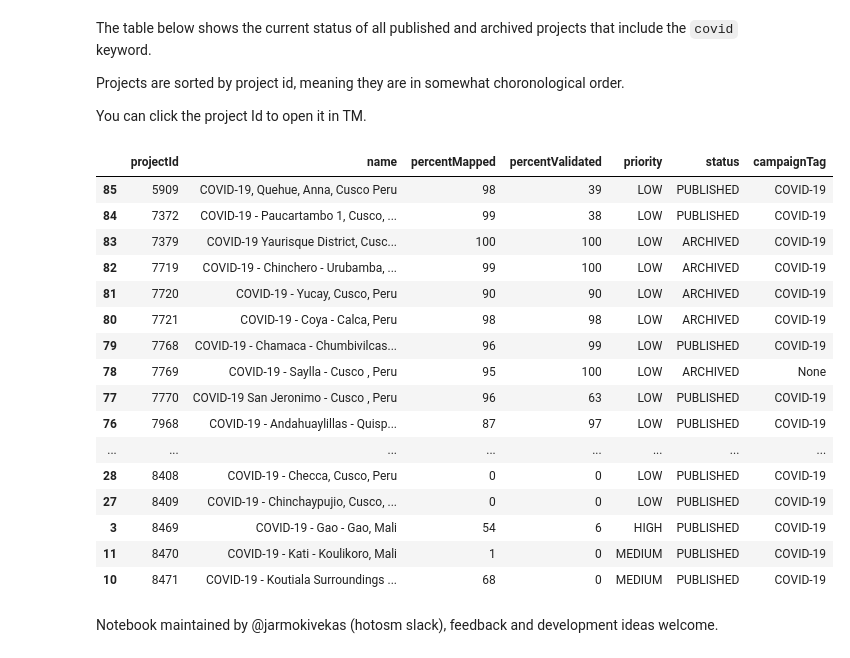
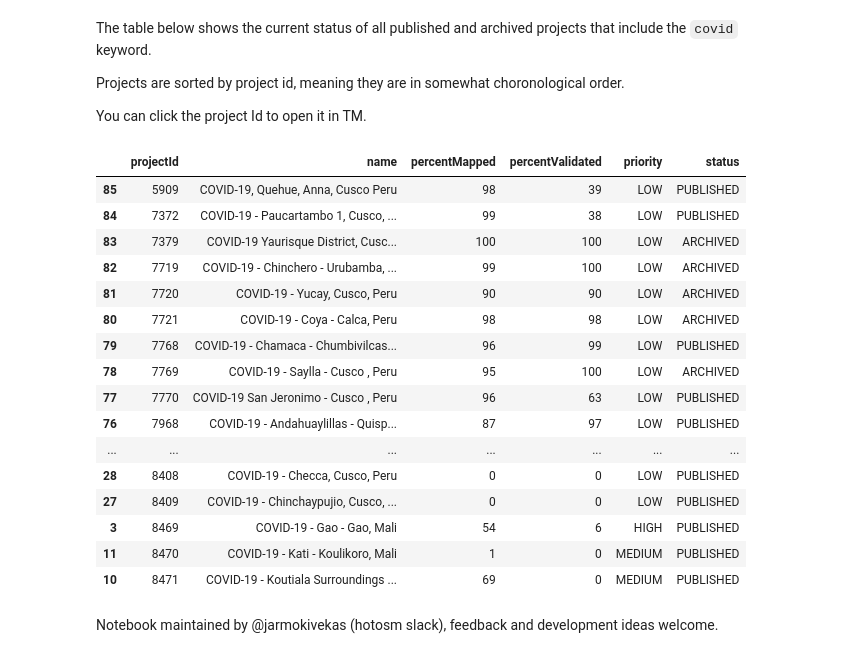
Before and after one commit to jarmokivekas/hotosm-activation-gis-data, a Jupyter notebook: 2019-12-covid-19/TM-status-report.ipynb, the cells around one changed output. Cells and saved outputs as stored; diff of their text form; code cells hidden in the pictures.

Commit message:
update covid-19 reports 2020-04-26T14:58:14+03:00

```diff
--- a/2019-12-covid-19/TM-status-report.ipynb
+++ b/2019-12-covid-19/TM-status-report.ipynb
@@ -87,39 +87,39 @@ You can click the project Id to open it in TM.
 # %%
 
 # We select only the most interesting fields from the dataframe
-relevant = result[['projectId','name','percentMapped', 'percentValidated','priority','status', 'campaignTag']]
+relevant = result[['projectId','name','percentMapped', 'percentValidated','priority','status']]
 
 sorted_vals = relevant.sort_values('projectId')
 sorted_vals['hyperlink'] = sorted_vals['projectId'].apply(tm.style.format_project_link)
 sorted_vals.to_csv('TM-status-report.csv', index=False)
 del sorted_vals['hyperlink']
 
 # apply custom styler functions to final table
 styled = sorted_vals.style\
     .background_gradient(cmap=tm.style.hotosm_cmap(),subset=['percentMapped', 'percentValidated'])\
     .applymap(tm.style.format_priority, subset=['priority'])\
     .applymap(tm.style.format_status, subset=['status'])\
     .format({'projectId': tm.style.format_clickable_project_id})
 
 
 display(styled)
 # %% [output]
-|  | projectId | name | percentMapped | percentValidated | priority | status | campaignTag |
-| 85 | 5909 | COVID-19, Quehue, Anna, Cusco Peru | 98 | 39 | LOW | PUBLISHED | COVID-19 |
-| 84 | 7372 | COVID-19 - Paucartambo 1, Cusco, ... | 99 | 38 | LOW | PUBLISHED | COVID-19 |
-| 83 | 7379 | COVID-19 Yaurisque District, Cusc... | 100 | 100 | LOW | ARCHIVED | COVID-19 |
-| 82 | 7719 | COVID-19 - Chinchero - Urubamba, ... | 99 | 100 | LOW | ARCHIVED | COVID-19 |
-| 81 | 7720 | COVID-19 - Yucay, Cusco, Peru | 90 | 90 | LOW | ARCHIVED | COVID-19 |
-| 80 | 7721 | COVID-19 - Coya - Calca, Peru | 98 | 98 | LOW | ARCHIVED | COVID-19 |
-| 79 | 7768 | COVID-19 - Chamaca - Chumbivilcas... | 96 | 99 | LOW | PUBLISHED | COVID-19 |
-| 78 | 7769 | COVID-19 - Saylla - Cusco , Peru | 95 | 100 | LOW | ARCHIVED | None |
-| 77 | 7770 | COVID-19 San Jeronimo - Cusco , Peru | 96 | 63 | LOW | PUBLISHED | COVID-19 |
-| 76 | 7968 | COVID-19 - Andahuaylillas - Quisp... | 87 | 97 | LOW | PUBLISHED | COVID-19 |
-| ... | ... | ... | ... | ... | ... | ... | ... |
-| 28 | 8408 | COVID-19 - Checca, Cusco, Peru | 0 | 0 | LOW | PUBLISHED | COVID-19 |
-| 27 | 8409 | COVID-19 - Chinchaypujio, Cusco, ... | 0 | 0 | LOW | PUBLISHED | COVID-19 |
-| 3 | 8469 | COVID-19 - Gao - Gao, Mali | 54 | 6 | HIGH | PUBLISHED | COVID-19 |
-| 11 | 8470 | COVID-19 - Kati - Koulikoro, Mali | 1 | 0 | MEDIUM | PUBLISHED | COVID-19 |
-| 10 | 8471 | COVID-19 - Koutiala Surroundings ... | 68 | 0 | MEDIUM | PUBLISHED | COVID-19 |
+|  | projectId | name | percentMapped | percentValidated | priority | status |
+| 85 | 5909 | COVID-19, Quehue, Anna, Cusco Peru | 98 | 39 | LOW | PUBLISHED |
+| 84 | 7372 | COVID-19 - Paucartambo 1, Cusco, ... | 99 | 38 | LOW | PUBLISHED |
+| 83 | 7379 | COVID-19 Yaurisque District, Cusc... | 100 | 100 | LOW | ARCHIVED |
+| 82 | 7719 | COVID-19 - Chinchero - Urubamba, ... | 99 | 100 | LOW | ARCHIVED |
+| 81 | 7720 | COVID-19 - Yucay, Cusco, Peru | 90 | 90 | LOW | ARCHIVED |
+| 80 | 7721 | COVID-19 - Coya - Calca, Peru | 98 | 98 | LOW | ARCHIVED |
+| 79 | 7768 | COVID-19 - Chamaca - Chumbivilcas... | 96 | 99 | LOW | PUBLISHED |
+| 78 | 7769 | COVID-19 - Saylla - Cusco , Peru | 95 | 100 | LOW | ARCHIVED |
+| 77 | 7770 | COVID-19 San Jeronimo - Cusco , Peru | 96 | 63 | LOW | PUBLISHED |
+| 76 | 7968 | COVID-19 - Andahuaylillas - Quisp... | 87 | 97 | LOW | PUBLISHED |
+| ... | ... | ... | ... | ... | ... | ... |
+| 28 | 8408 | COVID-19 - Checca, Cusco, Peru | 0 | 0 | LOW | PUBLISHED |
+| 27 | 8409 | COVID-19 - Chinchaypujio, Cusco, ... | 0 | 0 | LOW | PUBLISHED |
+| 3 | 8469 | COVID-19 - Gao - Gao, Mali | 54 | 6 | HIGH | PUBLISHED |
+| 11 | 8470 | COVID-19 - Kati - Koulikoro, Mali | 1 | 0 | MEDIUM | PUBLISHED |
+| 10 | 8471 | COVID-19 - Koutiala Surroundings ... | 69 | 0 | MEDIUM | PUBLISHED |
 # %% [markdown]
 Notebook maintained by @jarmokivekas (hotosm slack), feedback and development ideas welcome.
```
Also changed, not shown: parts of 1 cell of this notebook, 2 other files.
